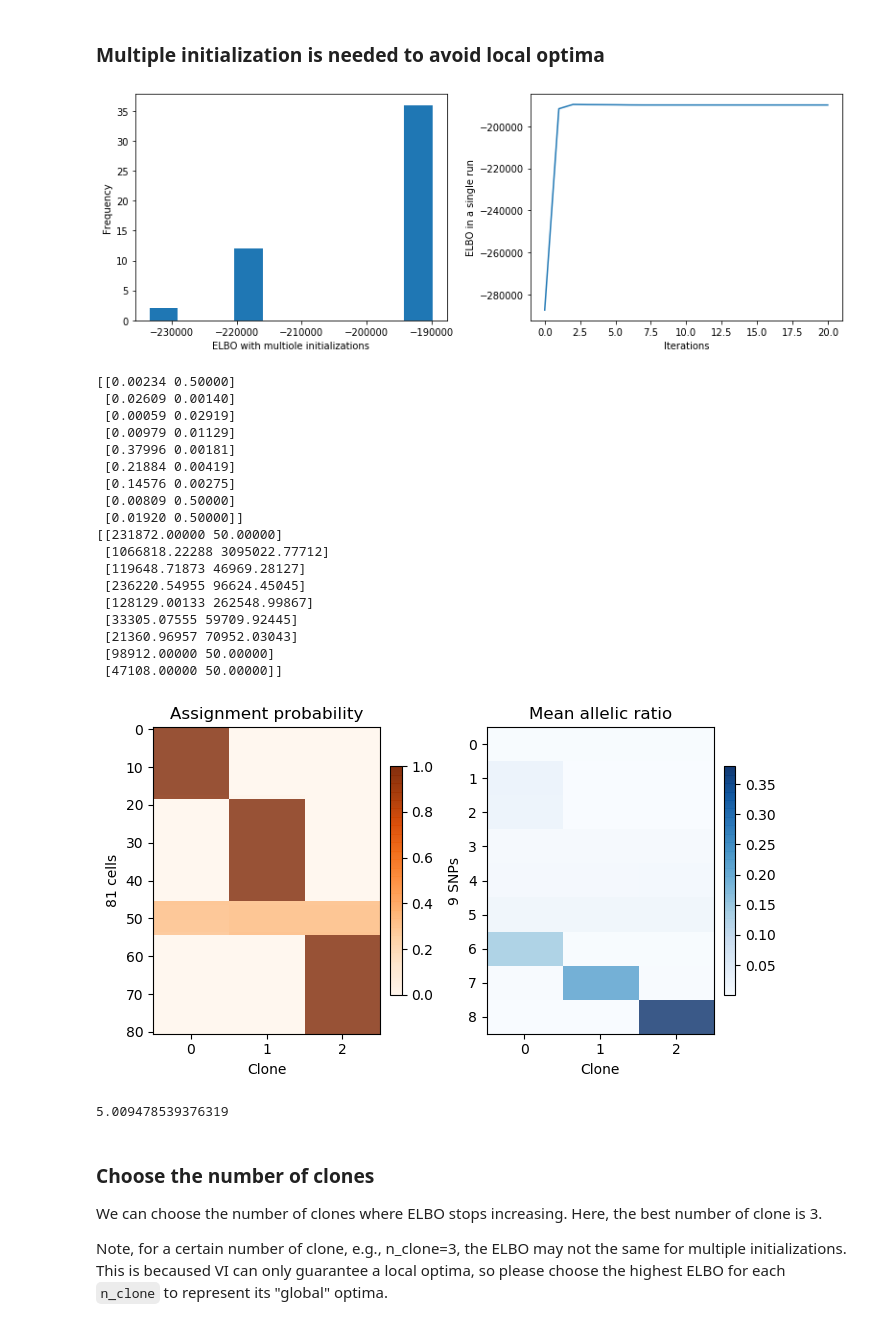
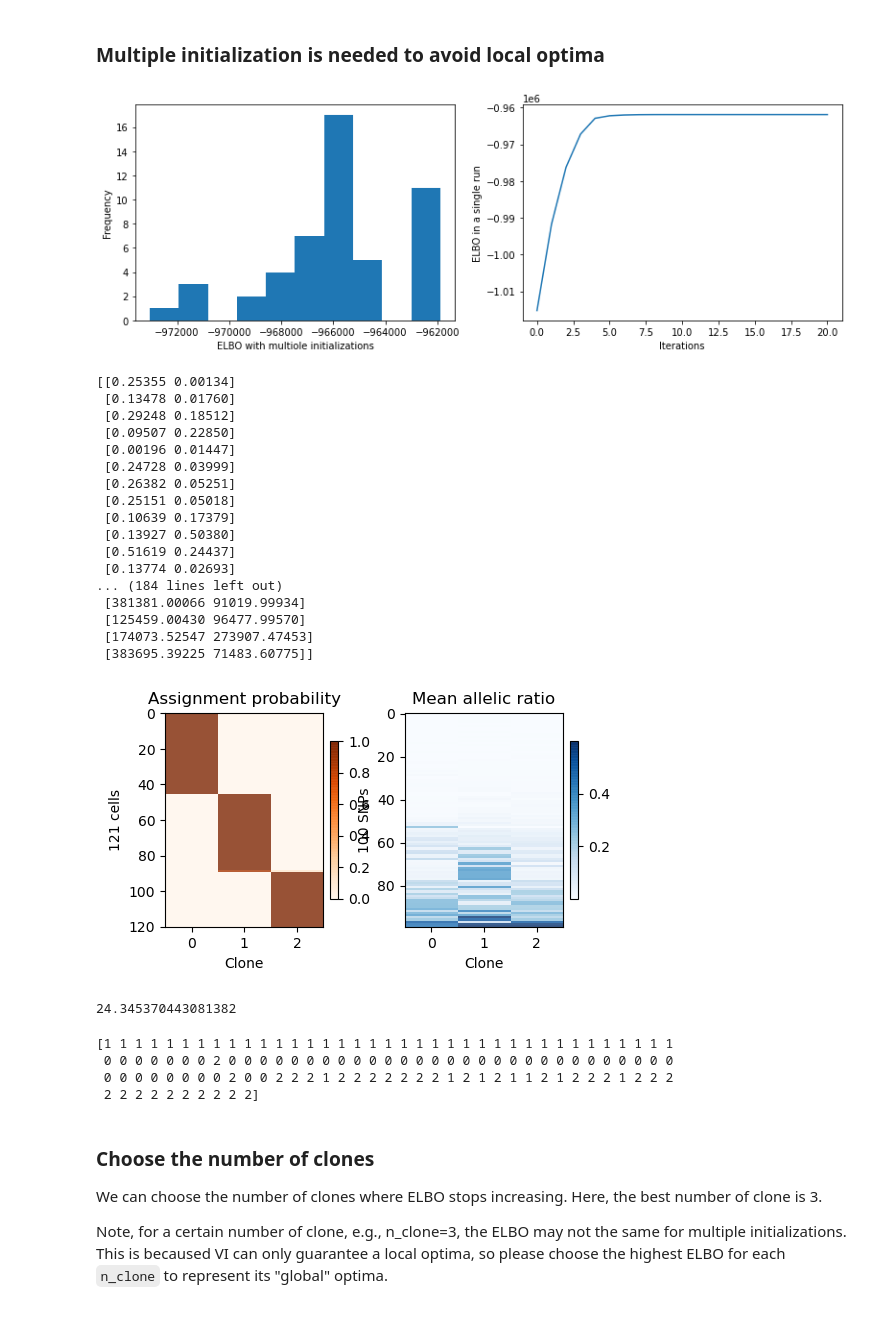
Before and after one commit to single-cell-genetics/vireo, a Jupyter notebook: examples/vireoSNP_clones.ipynb, the cells around one changed output. Saved outputs shown, nothing was run; the diff lists cells and outputs as text; code cells hidden in the pictures.

```diff
--- a/examples/vireoSNP_clones.ipynb
+++ b/examples/vireoSNP_clones.ipynb
@@ -17,8 +17,8 @@ print(vireoSNP.__version__)
 # %%
 np.set_printoptions(formatter={'float': lambda x: format(x, '.5f')})
 # %%
-AD = mmread("../data/mitoDNA/cellSNP.tag.AD.mtx").tocsc()
-DP = mmread("../data/mitoDNA/cellSNP.tag.DP.mtx").tocsc()
+AD = mmread("../data/mitoDNA/mitoMutOUT/top_100_passed_ad.mtx").tocsc()
+DP = mmread("../data/mitoDNA/mitoMutOUT/top_100_passed_dp.mtx").tocsc()
 # %% [markdown]
 ## New implementation in v0.3.0
 # %%
@@ -37,7 +37,7 @@ np.random.seed(1)
 n_initials = 50
 _models_all = []
 for i in range(n_initials):
-    _modelCA = Vireo(n_var=9, n_cell=81, n_donor=3, n_GT=2,
+    _modelCA = Vireo(n_var=len(AD.getnnz(axis=1)), n_cell=len(AD.getnnz(axis=0)), n_donor=3, n_GT=2,
                      fix_beta_sum=False, ASE_mode=True)
     _modelCA.set_prior(beta_mu_prior=np.array([[0.01, 0.5]]))
     _modelCA.fit(AD, DP, min_iter=20, verbose=False, delay_fit_theta=0)
@@ -63,63 +63,70 @@ plt.ylabel("ELBO in a single run")
 plt.tight_layout()
 plt.show()
 # %% [output]
-[figure, old version]
+[figure, new version]
 # %%
 print(modelCA.beta_mu),
 print(modelCA.beta_sum)
 # %% [output]
-[[0.00234 0.50000]
- [0.02609 0.00140]
- [0.00059 0.02919]
- [0.00979 0.01129]
- [0.37996 0.00181]
- [0.21884 0.00419]
- [0.14576 0.00275]
- [0.00809 0.50000]
- [0.01920 0.50000]]
-[[231872.00000 50.00000]
- [1066818.22288 3095022.77712]
- [119648.71873 46969.28127]
- [236220.54955 96624.45045]
- [128129.00133 262548.99867]
- [33305.07555 59709.92445]
- [21360.96957 70952.03043]
- [98912.00000 50.00000]
- [47108.00000 50.00000]]
+[[0.25355 0.00134]
+ [0.13478 0.01760]
+ [0.29248 0.18512]
+ [0.09507 0.22850]
+ [0.00196 0.01447]
+ [0.24728 0.03999]
+ [0.26382 0.05251]
+ [0.25151 0.05018]
+ [0.10639 0.17379]
+ [0.13927 0.50380]
+ [0.51619 0.24437]
+ [0.13774 0.02693]
+... (184 lines left out)
+ [381381.00066 91019.99934]
+ [125459.00430 96477.99570]
+ [174073.52547 273907.47453]
+ [383695.39225 71483.60775]]
 # %%
 import matplotlib.pyplot as plt
 from vireoSNP.plot.base_plot import heat_matrix
 
 fig = plt.figure(figsize=(7, 4), dpi=100)
 plt.subplot(1, 2, 1)
 im = heat_matrix(modelCA.ID_prob, cmap="Oranges", alpha=0.8,
-                 display_value=False, row_sort=True)
+                 display_value=False, row_sort=True, interpolation='none')
 plt.colorbar(im, fraction=0.046, pad=0.04)
 plt.title("Assignment probability")
 plt.xlabel("Clone")
 plt.ylabel("%d cells" %(modelCA.n_cell))
 plt.xticks(range(modelCA.n_donor))
-
+plt.tight_layout()
 
 plt.subplot(1, 2, 2)
 AF_SNPs = np.sum(modelCA.GT_prob *
                  np.expand_dims(modelCA.beta_mu, 1), axis=2)
 im = heat_matrix(AF_SNPs, cmap="Blues", alpha=0.8,
-                 display_value=False, row_sort=True)
+                 display_value=False, row_sort=True, interpolation='none')
 plt.colorbar(im, fraction=0.046, pad=0.04)
 plt.title("Mean allelic ratio")
 plt.xlabel("Clone")
 plt.ylabel("%d SNPs" %(modelCA.n_var))
 plt.xticks(range(modelCA.n_donor))
 
 plt.tight_layout()
 plt.show()
 # %% [output]
-[figure, old version]
+[figure, new version]
 # %%
 np.sum(modelCA.predict_doublet(AD, DP)[0])
 # %% [output]
-5.009478539376319
+24.345370443081382
+# %%
+clone_id = np.argmax(modelCA.ID_prob, axis=1)
+print(clone_id)
+# %% [output]
+[1 1 1 1 1 1 1 1 1 1 1 1 1 1 1 1 1 1 1 1 1 1 1 1 1 1 1 1 1 1 1 1 1 1 1 1 1
+ 0 0 0 0 0 0 0 2 0 0 0 0 0 0 0 0 0 0 0 0 0 0 0 0 0 0 0 0 0 0 0 0 0 0 0 0 0
+ 0 0 0 0 0 0 0 0 2 0 0 2 2 2 1 2 2 2 2 2 2 2 1 2 1 2 1 1 2 1 2 2 2 1 2 2 2
+ 2 2 2 2 2 2 2 2 2 2]
 # %% [markdown]
 ### Choose the number of clones
 We can choose the number of clones where ELBO stops increasing. Here, the best number of clone is 3.
```
Also changed, not shown: parts of 1 cell of this notebook, 6 other files.
